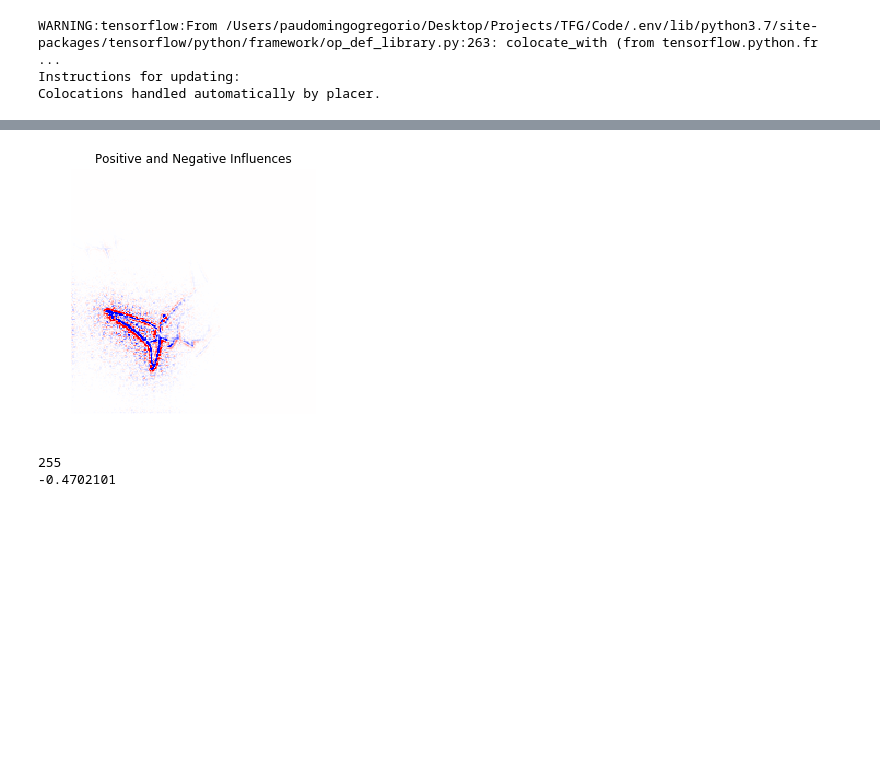
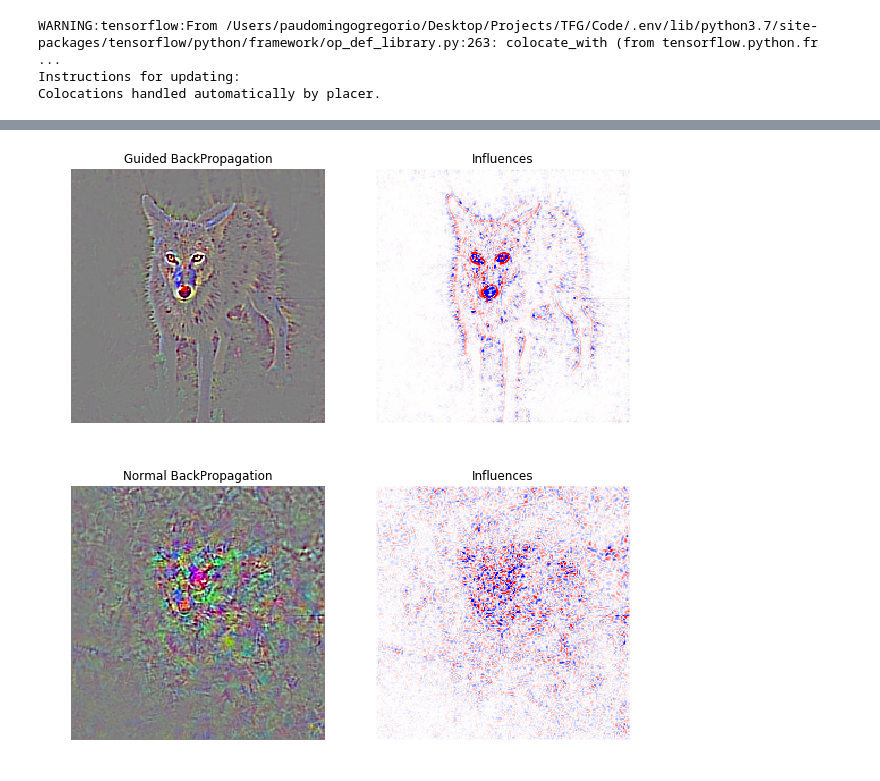
Before and after one commit to paudom/iNNterpret, a Jupyter notebook: iNNterpret/UnitTests/Guided.ipynb, the cells around one changed output, grey strips where cells are left out. Drawn from its saved outputs; the diff is of its cells as text; code cells hidden in the pictures; blank space fills up the shorter version.

Commit message:
LRP results and Occlusion Mapping

```diff
--- a/iNNterpret/UnitTests/Guided.ipynb
+++ b/iNNterpret/UnitTests/Guided.ipynb
@@ -168,18 +166,0 @@ fig.savefig(saveName)
-# %%
-# -- COMBINED -- #
-sal = saliency[0][0,:,:,:].copy()
-combined = sal[:,:,0]+sal[:,:,1]+sal[:,:,2]
-saveName = './Results/Guided/Combined_'+layerSel+'_'+str(gradOption)+'_'+imgSel+'.png'
-fig = plt.figure(figsize=(4.5,4.5))
-plt.title('Positive and Negative Influences')
-plt.axis('off')
-plt.imshow(deprocess_image(combined.copy()),cmap='bwr')
-fig.savefig(saveName)
-# %% [output]
-[figure, removed]
-# %%
-print(np.max(combined))
-print(np.min(combined))
-# %% [output]
-255
--0.4702101
@@ -185,0 +237,7 @@ print(np.min(combined))
+# %%
+model = VGG16(weights='imagenet',include_top=True)
+configure_guided_backpropagation(model,'./Data/images/test_56.jpg')
+configure_normal_backpropagation(model,'./Data/images/test_56.jpg')
+# %% [output]
+[figure, added]
+[figure, added]
```
Also changed, not shown: parts of 5 cells of this notebook, 26 other files.
